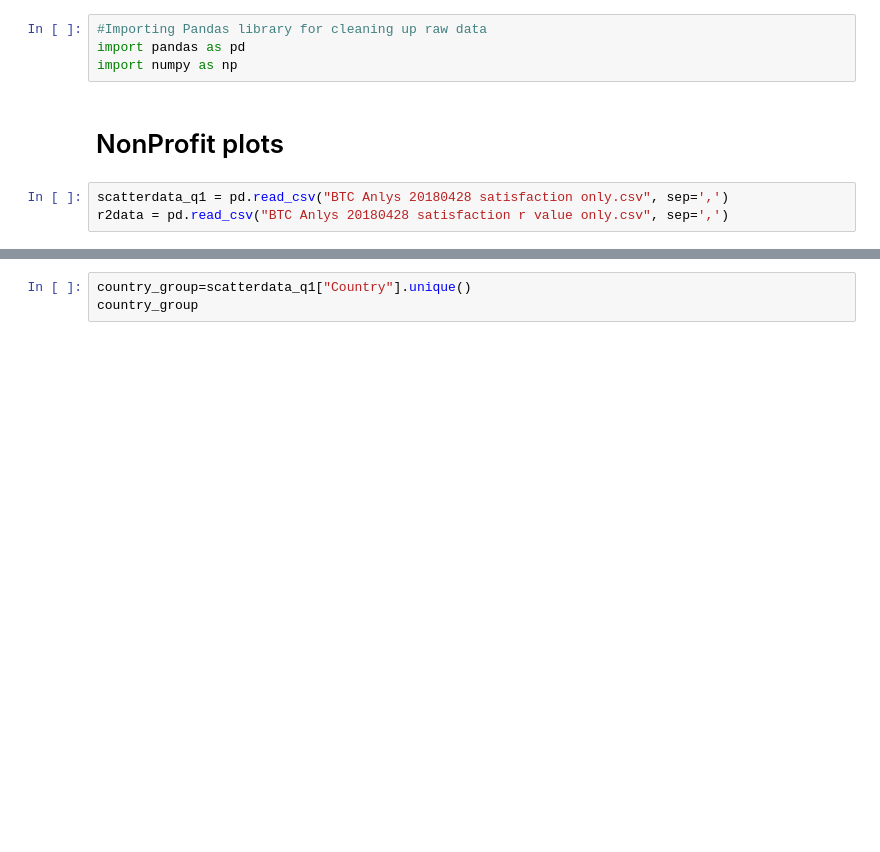
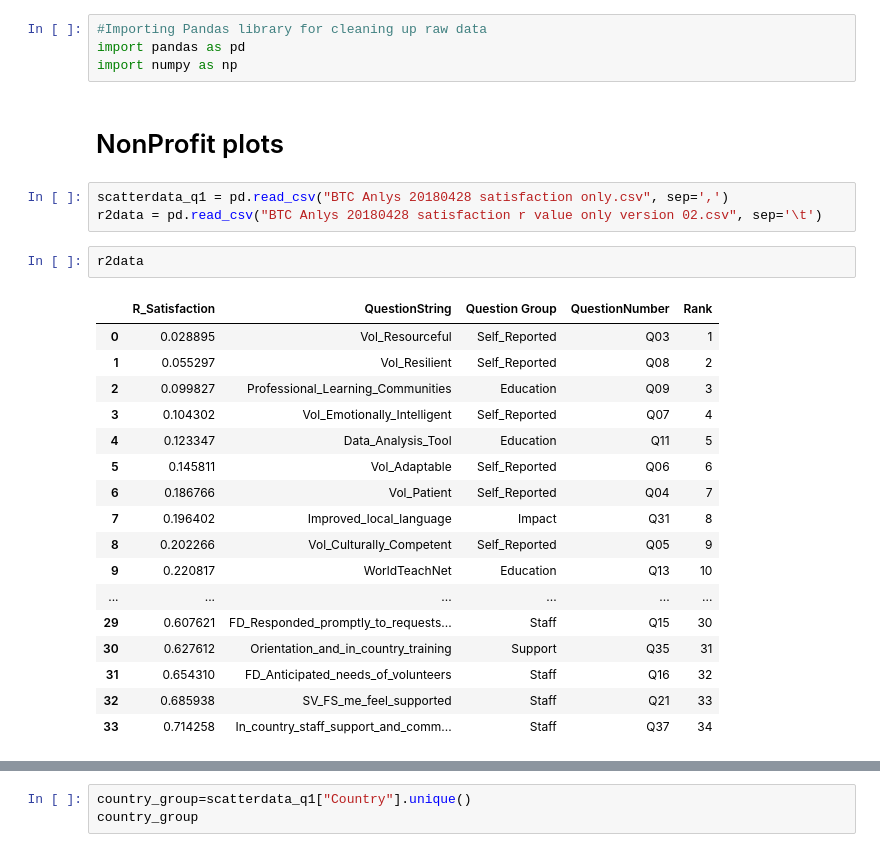
Before and after one commit to INFO-4602-5602/spring-2018-final-projects-bretbryan-wt, a Jupyter notebook: Jupyter Notebook/Bokeh Jupyter Notebook/JChin_NonProfit_Graphs.ipynb, the cells around one changed output, grey strips where cells are left out. Saved outputs shown, nothing was run; the diff lists cells and outputs as text; blank space fills up the shorter version.

```diff
--- a/Jupyter Notebook/Bokeh Jupyter Notebook/JChin_NonProfit_Graphs.ipynb
+++ b/Jupyter Notebook/Bokeh Jupyter Notebook/JChin_NonProfit_Graphs.ipynb
@@ -6,7 +6,27 @@ import numpy as np
 # NonProfit plots
 # %%
 scatterdata_q1 = pd.read_csv("BTC Anlys 20180428 satisfaction only.csv", sep=',')
-r2data = pd.read_csv("BTC Anlys 20180428 satisfaction r value only.csv", sep=',')
+r2data = pd.read_csv("BTC Anlys 20180428 satisfaction r value only version 02.csv", sep='\t')
+# %%
+r2data
+# %% [output]
+|  | R_Satisfaction | QuestionString | Question Group | QuestionNumber | Rank |
+| 0 | 0.028895 | Vol_Resourceful | Self_Reported | Q03 | 1 |
+| 1 | 0.055297 | Vol_Resilient | Self_Reported | Q08 | 2 |
+| 2 | 0.099827 | Professional_Learning_Communities | Education | Q09 | 3 |
+| 3 | 0.104302 | Vol_Emotionally_Intelligent | Self_Reported | Q07 | 4 |
+| 4 | 0.123347 | Data_Analysis_Tool | Education | Q11 | 5 |
+| 5 | 0.145811 | Vol_Adaptable | Self_Reported | Q06 | 6 |
+| 6 | 0.186766 | Vol_Patient | Self_Reported | Q04 | 7 |
+| 7 | 0.196402 | Improved_local_language | Impact | Q31 | 8 |
+| 8 | 0.202266 | Vol_Culturally_Competent | Self_Reported | Q05 | 9 |
+| 9 | 0.220817 | WorldTeachNet | Education | Q13 | 10 |
+| ... | ... | ... | ... | ... | ... |
+| 29 | 0.607621 | FD_Responded_promptly_to_requests... | Staff | Q15 | 30 |
+| 30 | 0.627612 | Orientation_and_in_country_training | Support | Q35 | 31 |
+| 31 | 0.654310 | FD_Anticipated_needs_of_volunteers | Staff | Q16 | 32 |
+| 32 | 0.685938 | SV_FS_me_feel_supported | Staff | Q21 | 33 |
+| 33 | 0.714258 | In_country_staff_support_and_comm... | Staff | Q37 | 34 |
 # %%
 r2data["Question Group"] = r2data["Question Group"].astype(str)
 r2data
```
Also changed, not shown: parts of 4 cells of this notebook, 8 other files.
